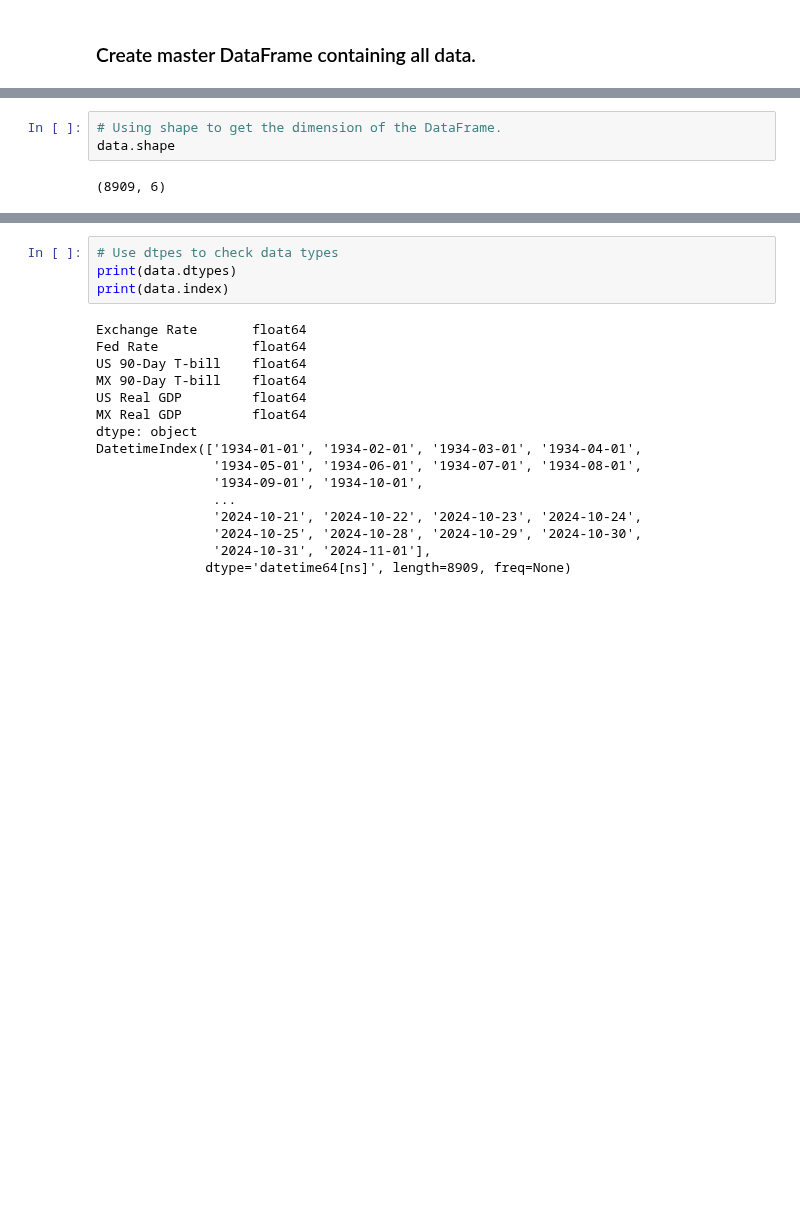
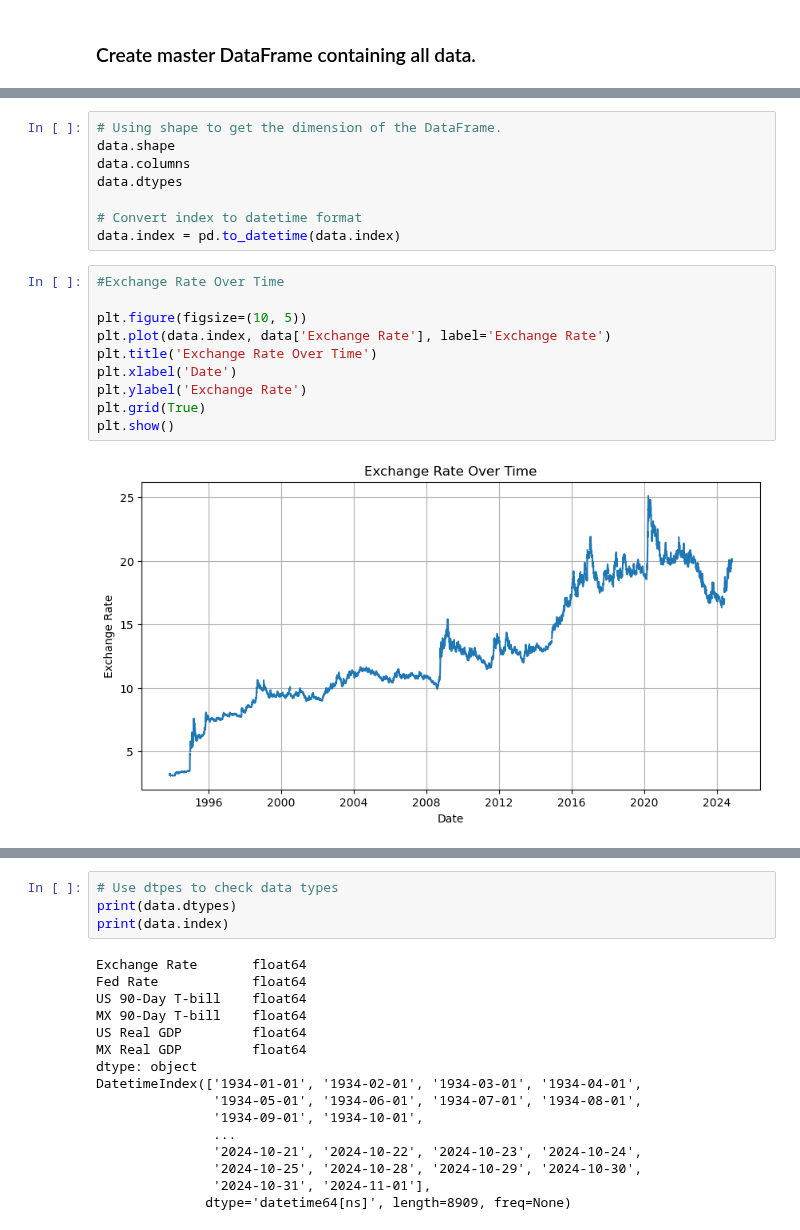
Before and after one commit to wrdhall3/fx-rate-project, a Jupyter notebook: retrieve_fx_data.ipynb, the cells around one changed output, grey strips where cells are left out. Drawn from its saved outputs; the diff is of its cells as text; blank space fills up the shorter version.

```diff
--- a/retrieve_fx_data.ipynb
+++ b/retrieve_fx_data.ipynb
@@ -98,5 +119,20 @@ data = pd.DataFrame({
 # %%
 # Using shape to get the dimension of the DataFrame.
 data.shape
+data.columns
+data.dtypes
+
+# Convert index to datetime format
+data.index = pd.to_datetime(data.index)
-# %% [output]
-(8909, 6)
+# %%
+#Exchange Rate Over Time
+
+plt.figure(figsize=(10, 5))
+plt.plot(data.index, data['Exchange Rate'], label='Exchange Rate')
+plt.title('Exchange Rate Over Time')
+plt.xlabel('Date')
+plt.ylabel('Exchange Rate')
+plt.grid(True)
+plt.show()
+# %% [output]
+[figure, added]
```
Also changed, not shown: parts of 16 cells of this notebook, 2 other files.
